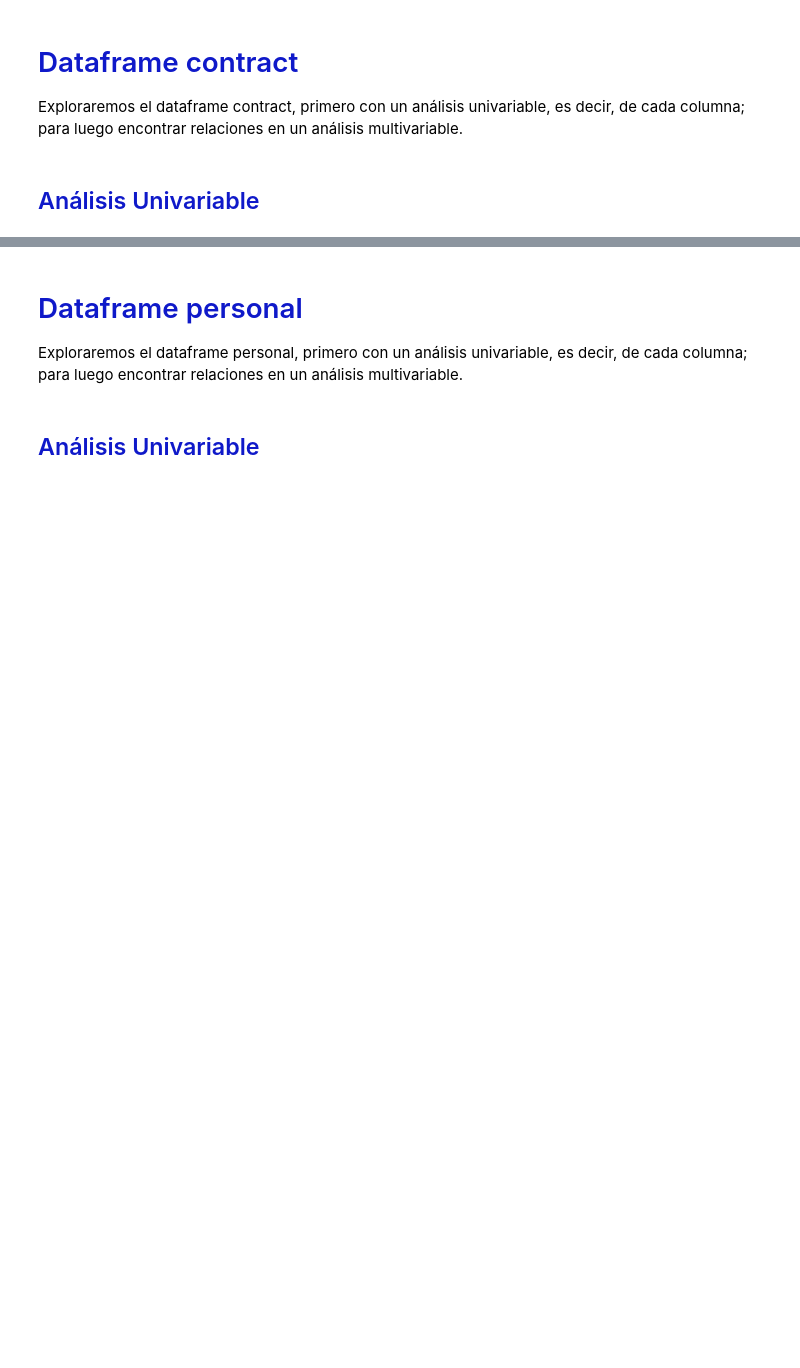
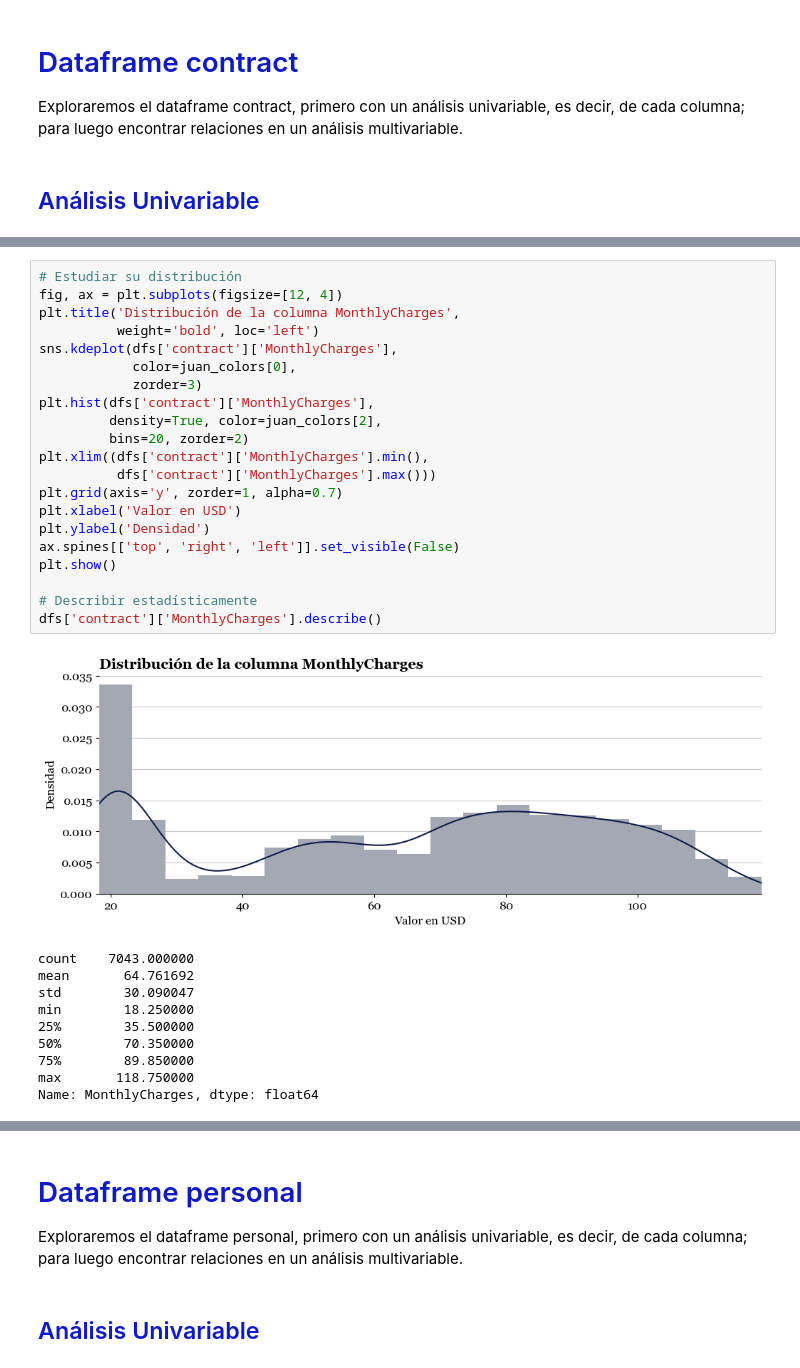
Before and after one commit to juanramosdataexpert/Interconnect_Telecom_Churn, a Jupyter notebook: Notebooks/EDA.ipynb, the cells around one changed output, grey strips where cells are left out. Drawn from its saved outputs; the diff is of its cells as text; blank space fills up the shorter version.

```diff
--- a/Notebooks/EDA.ipynb
+++ b/Notebooks/EDA.ipynb
@@ -156,0 +263,32 @@ Exploraremos el dataframe contract, primero con un análisis univariable, es dec
+# %%
+# Estudiar su distribución
+fig, ax = plt.subplots(figsize=[12, 4])
+plt.title('Distribución de la columna MonthlyCharges',
+          weight='bold', loc='left')
+sns.kdeplot(dfs['contract']['MonthlyCharges'],
+            color=juan_colors[0],
+            zorder=3)
+plt.hist(dfs['contract']['MonthlyCharges'],
+         density=True, color=juan_colors[2],
+         bins=20, zorder=2)
+plt.xlim((dfs['contract']['MonthlyCharges'].min(),
+          dfs['contract']['MonthlyCharges'].max()))
+plt.grid(axis='y', zorder=1, alpha=0.7)
+plt.xlabel('Valor en USD')
+plt.ylabel('Densidad')
+ax.spines[['top', 'right', 'left']].set_visible(False)
+plt.show()
+
+# Describir estadísticamente
+dfs['contract']['MonthlyCharges'].describe()
+# %% [output]
+[figure, added]
+count    7043.000000
+mean       64.761692
+std        30.090047
+min        18.250000
+25%        35.500000
+50%        70.350000
+75%        89.850000
+max       118.750000
+Name: MonthlyCharges, dtype: float64
```
Also changed, not shown: parts of 25 cells of this notebook.
